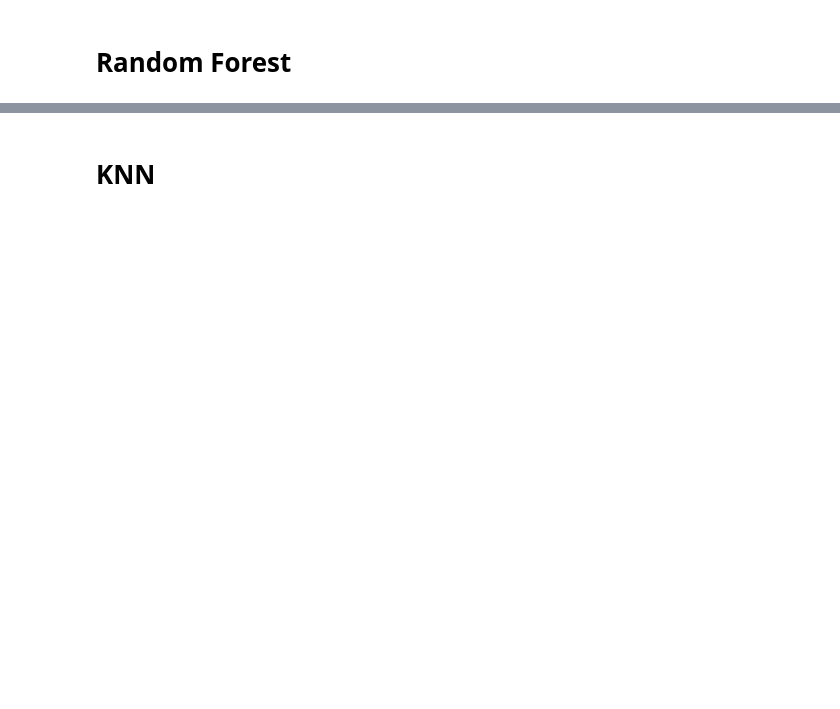
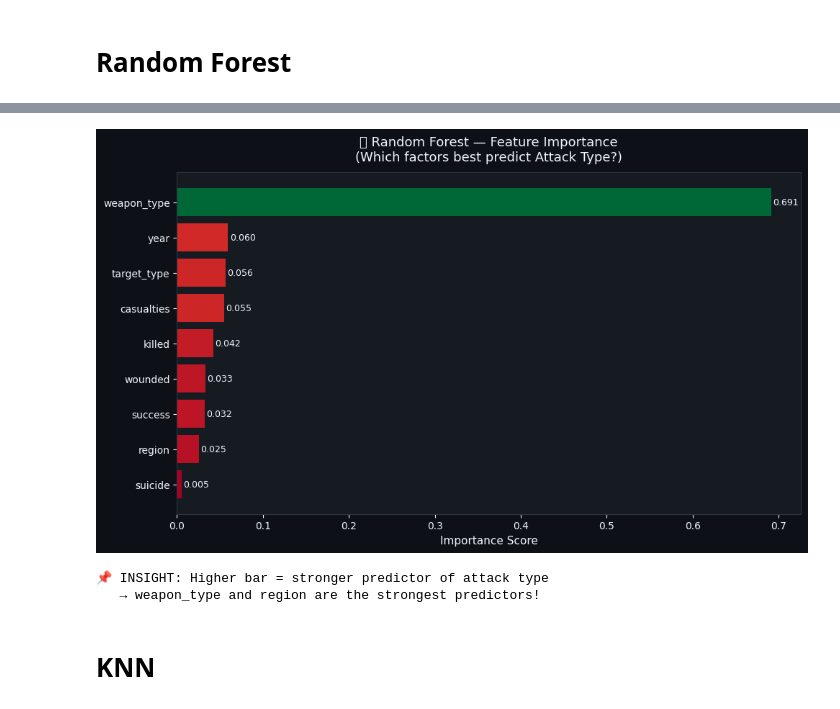
Before and after one commit to ishikarana968-rgb/data-science-assignment-3, a Jupyter notebook: Terrorism_Analysis (2).ipynb, the cells around one changed output, grey strips where cells are left out. Cells and saved outputs as stored; diff of their text form; code cells hidden in the pictures; blank space fills up the shorter version.

```diff
--- a/Terrorism_Analysis (2).ipynb
+++ b/Terrorism_Analysis (2).ipynb
@@ -843,2 +1458,24 @@ Random Forest: 0.8247887944082115
+# %%
+# ── VISUALISATION 1A: Feature Importance ────────────────────
+importances = pd.Series(rf_model.feature_importances_, index=features)
+importances = importances.sort_values(ascending=True)
+
+fig, ax = plt.subplots(figsize=(10, 6))
+bars = ax.barh(importances.index, importances.values,
+               color=plt.cm.RdYlGn(importances.values / importances.max()),
+               edgecolor="none")
+ax.set_title("🌲 Random Forest — Feature Importance\n(Which factors best predict Attack Type?)",
+             fontsize=13, pad=12)
+ax.set_xlabel("Importance Score")
+for bar in bars:
+    ax.text(bar.get_width() + 0.002, bar.get_y() + bar.get_height()/2,
+            f"{bar.get_width():.3f}", va="center", fontsize=9)
+plt.tight_layout(); plt.show()
+print("\n📌 INSIGHT: Higher bar = stronger predictor of attack type")
+print("   → weapon_type and region are the strongest predictors!")
+# %% [output]
+[figure, added]
+📌 INSIGHT: Higher bar = stronger predictor of attack type
+   → weapon_type and region are the strongest predictors!
 # %% [markdown]
 # KNN
```
Also changed, not shown: parts of 25 cells of this notebook.
